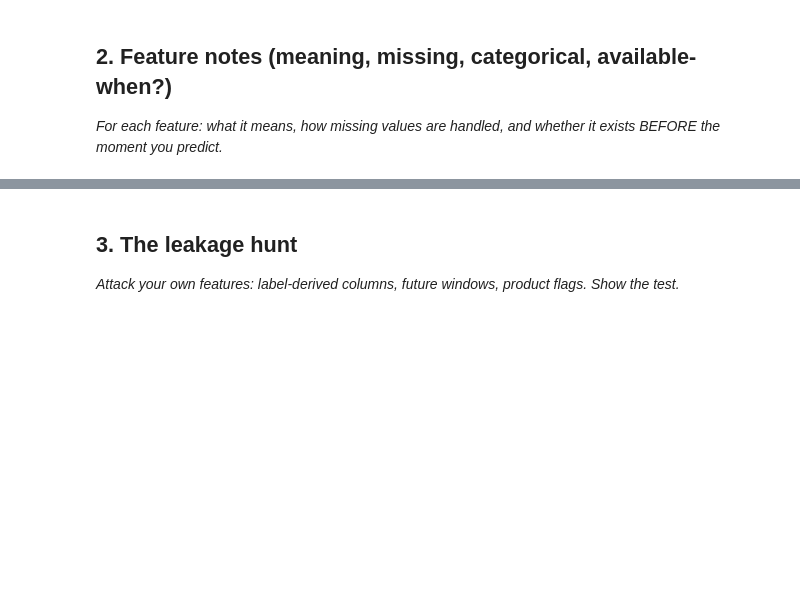
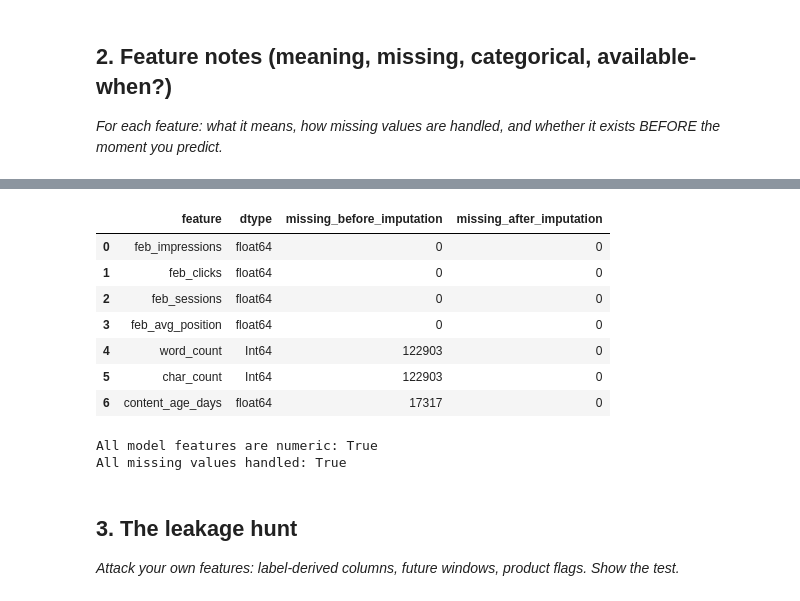
Before and after one commit to ahmed-morad15/flyrank-ml-internship, a Jupyter notebook: work/notebooks/w03_feature_leakage_check.ipynb, the cells around one changed output, grey strips where cells are left out. Drawn from its saved outputs; the diff is of its cells as text; code cells hidden in the pictures; blank space fills up the shorter version.

```diff
--- a/work/notebooks/w03_feature_leakage_check.ipynb
+++ b/work/notebooks/w03_feature_leakage_check.ipynb
@@ -15,0 +52,14 @@ This skeleton is yours to fill. Work the sections **in order** — each one has
+# %%
+PERF_REL = """
+read_parquet(
+    'hf://datasets/FlyRank/internship-warehouse/fact_content_daily_performance/month=*/*.parquet'
+)
+"""
+
+CONTENT_REL = """
+read_parquet(
+    'hf://datasets/FlyRank/internship-warehouse/dim_content.parquet'
+)
+"""
+
+print("Warehouse relations defined.")
@@ -23,3 +181,35 @@ This skeleton is yours to fill. Work the sections **in order** — each one has
+# %%
+# Feature availability and missing-value audit
+
+feature_audit = pd.DataFrame({
+    "feature": feature_columns,
+    "dtype": X.dtypes.astype(str).values,
+    "missing_before_imputation": feature_df[feature_columns].isna().sum().values,
+    "missing_after_imputation": X.isna().sum().values
+})
+
+display(feature_audit)
+
+print("\nAll model features are numeric:", all(
+    pd.api.types.is_numeric_dtype(X[c])
+    for c in feature_columns
+))
+
+print(
+    "All missing values handled:",
+    X.isna().sum().sum() == 0
+)
+# %% [output]
+|  | feature | dtype | missing_before_imputation | missing_after_imputation |
+| 0 | feb_impressions | float64 | 0 | 0 |
+| 1 | feb_clicks | float64 | 0 | 0 |
+| 2 | feb_sessions | float64 | 0 | 0 |
+| 3 | feb_avg_position | float64 | 0 | 0 |
+| 4 | word_count | Int64 | 122903 | 0 |
+| 5 | char_count | Int64 | 122903 | 0 |
+| 6 | content_age_days | float64 | 17317 | 0 |
+All model features are numeric: True
+All missing values handled: True
 # %% [markdown]
 ## 3. The leakage hunt
 
```
Also changed, not shown: parts of 14 cells of this notebook.
